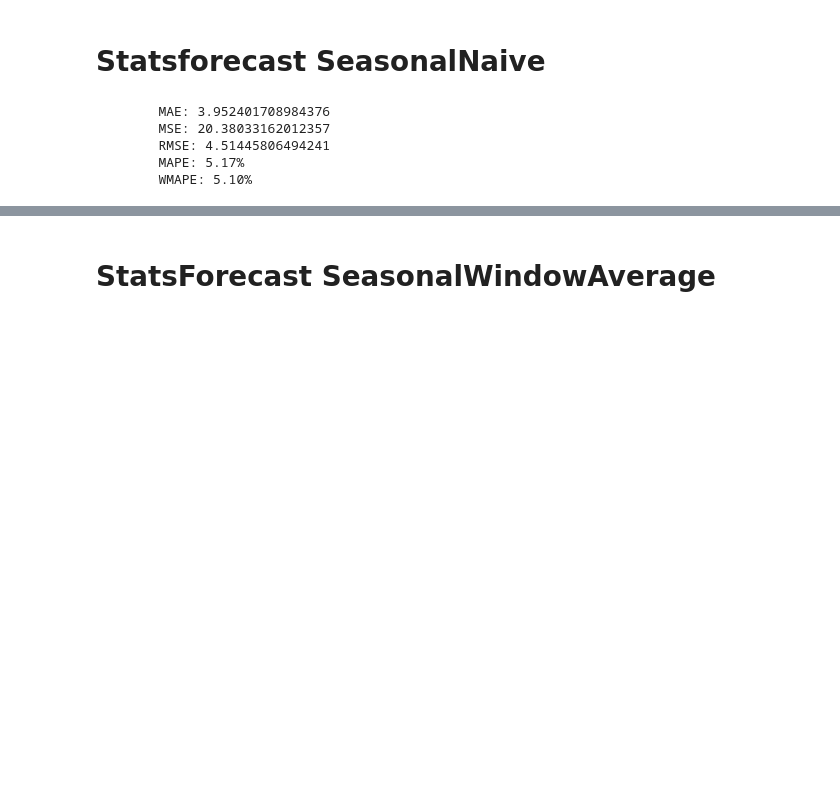
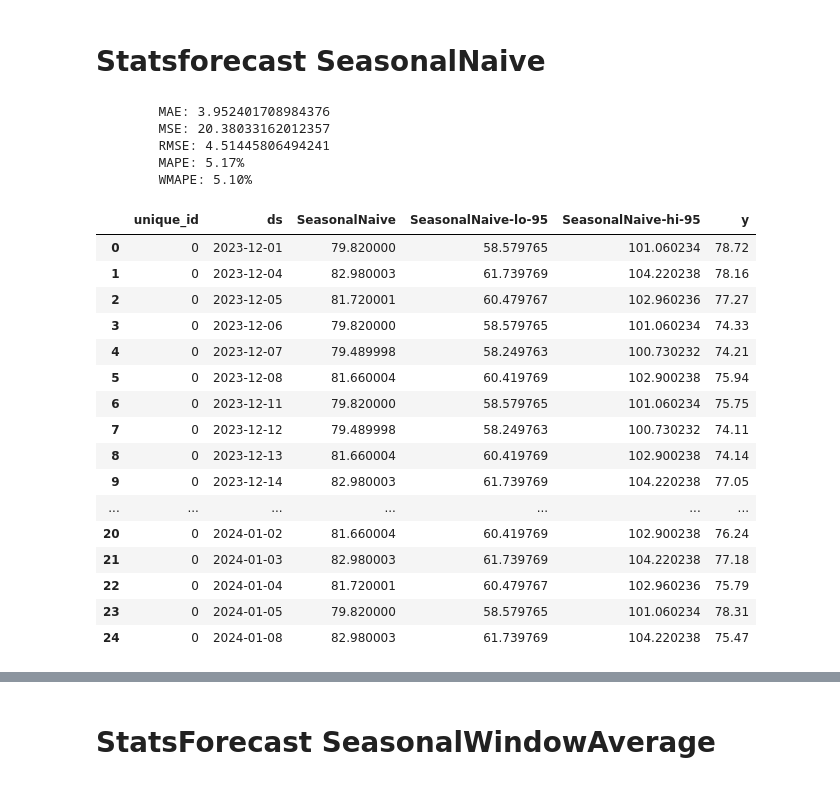
Before and after one commit to FIAP-61/petrolytics, a Jupyter notebook: notebooks/ml_models.ipynb, the cells around one changed output, grey strips where cells are left out. Saved outputs shown, nothing was run; the diff lists cells and outputs as text; code cells hidden in the pictures; blank space fills up the shorter version.

```diff
--- a/notebooks/ml_models.ipynb
+++ b/notebooks/ml_models.ipynb
@@ -404,6 +434,26 @@ calculate_metrics(df_forecast_s['y'].values, df_forecast_s['SeasonalNaive'].valu
         RMSE: 4.51445806494241
         MAPE: 5.17%
         WMAPE: 5.10%
+# %%
+df_forecast_s
+# %% [output]
+|  | unique_id | ds | SeasonalNaive | SeasonalNaive-lo-95 | SeasonalNaive-hi-95 | y |
+| 0 | 0 | 2023-12-01 | 79.820000 | 58.579765 | 101.060234 | 78.72 |
+| 1 | 0 | 2023-12-04 | 82.980003 | 61.739769 | 104.220238 | 78.16 |
+| 2 | 0 | 2023-12-05 | 81.720001 | 60.479767 | 102.960236 | 77.27 |
+| 3 | 0 | 2023-12-06 | 79.820000 | 58.579765 | 101.060234 | 74.33 |
+| 4 | 0 | 2023-12-07 | 79.489998 | 58.249763 | 100.730232 | 74.21 |
+| 5 | 0 | 2023-12-08 | 81.660004 | 60.419769 | 102.900238 | 75.94 |
+| 6 | 0 | 2023-12-11 | 79.820000 | 58.579765 | 101.060234 | 75.75 |
+| 7 | 0 | 2023-12-12 | 79.489998 | 58.249763 | 100.730232 | 74.11 |
+| 8 | 0 | 2023-12-13 | 81.660004 | 60.419769 | 102.900238 | 74.14 |
+| 9 | 0 | 2023-12-14 | 82.980003 | 61.739769 | 104.220238 | 77.05 |
+| ... | ... | ... | ... | ... | ... | ... |
+| 20 | 0 | 2024-01-02 | 81.660004 | 60.419769 | 102.900238 | 76.24 |
+| 21 | 0 | 2024-01-03 | 82.980003 | 61.739769 | 104.220238 | 77.18 |
+| 22 | 0 | 2024-01-04 | 81.720001 | 60.479767 | 102.960236 | 75.79 |
+| 23 | 0 | 2024-01-05 | 79.820000 | 58.579765 | 101.060234 | 78.31 |
+| 24 | 0 | 2024-01-08 | 82.980003 | 61.739769 | 104.220238 | 75.47 |
 # %%
 model_s.plot(
     train[11000:],
```
Also changed, not shown: parts of 14 cells of this notebook.
